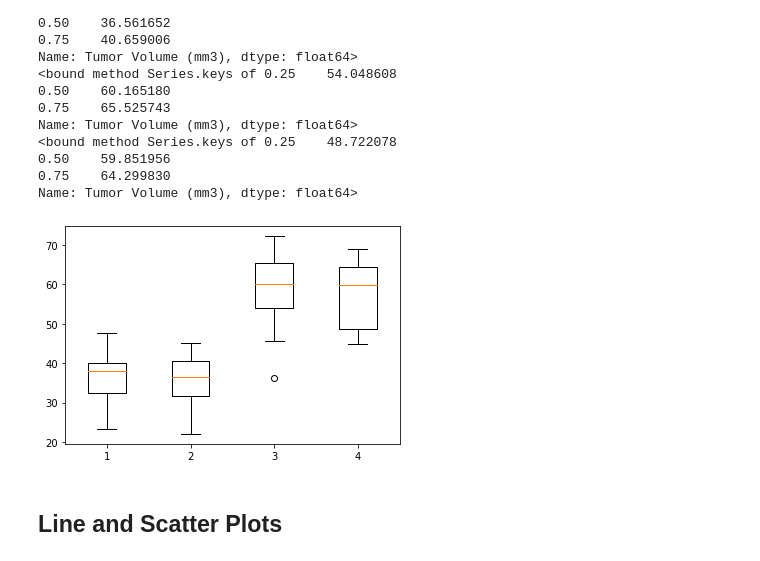
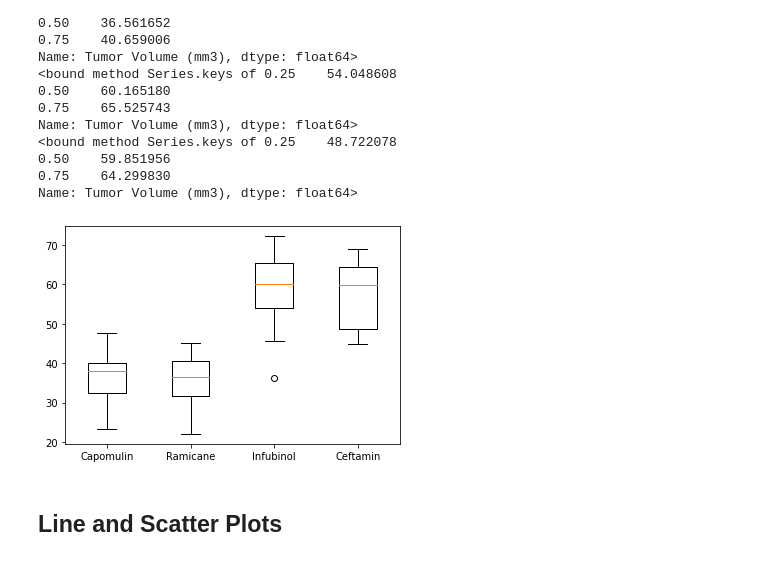
Before and after one commit to Marc-Roca-Grandez/Data-Visualization-Challenge, a Jupyter notebook: Pymaceuticals/pymaceuticals_starter.ipynb, the cells around one changed output. Saved outputs shown, nothing was run; the diff lists cells and outputs as text; code cells hidden in the pictures.

```diff
--- a/Pymaceuticals/pymaceuticals_starter.ipynb
+++ b/Pymaceuticals/pymaceuticals_starter.ipynb
@@ -264,14 +264,14 @@ Name: Tumor Volume (mm3), dtype: float64>
 # %%
 # Generate a box plot that shows the distrubution of the tumor volume for each treatment group.
 #fig1, ax1 = plt.subplots()
 fig = plt.figure()
 #ax1.set_ylabel('Final Tumor Volume (mm3)')
 #ax1.boxplot(tumor_vol_plotting)
 #fig = plt.figure()
-plt.boxplot(tumor_vol_plotting)#labels=treatments)
+plt.boxplot(tumor_vol_plotting, labels=treatments)
 plt.show()
 # %% [output]
-[figure, old version]
+[figure, new version]
 # %% [markdown]
 ## Line and Scatter Plots
 # %%
```
Also changed, not shown: parts of 1 cell of this notebook.
